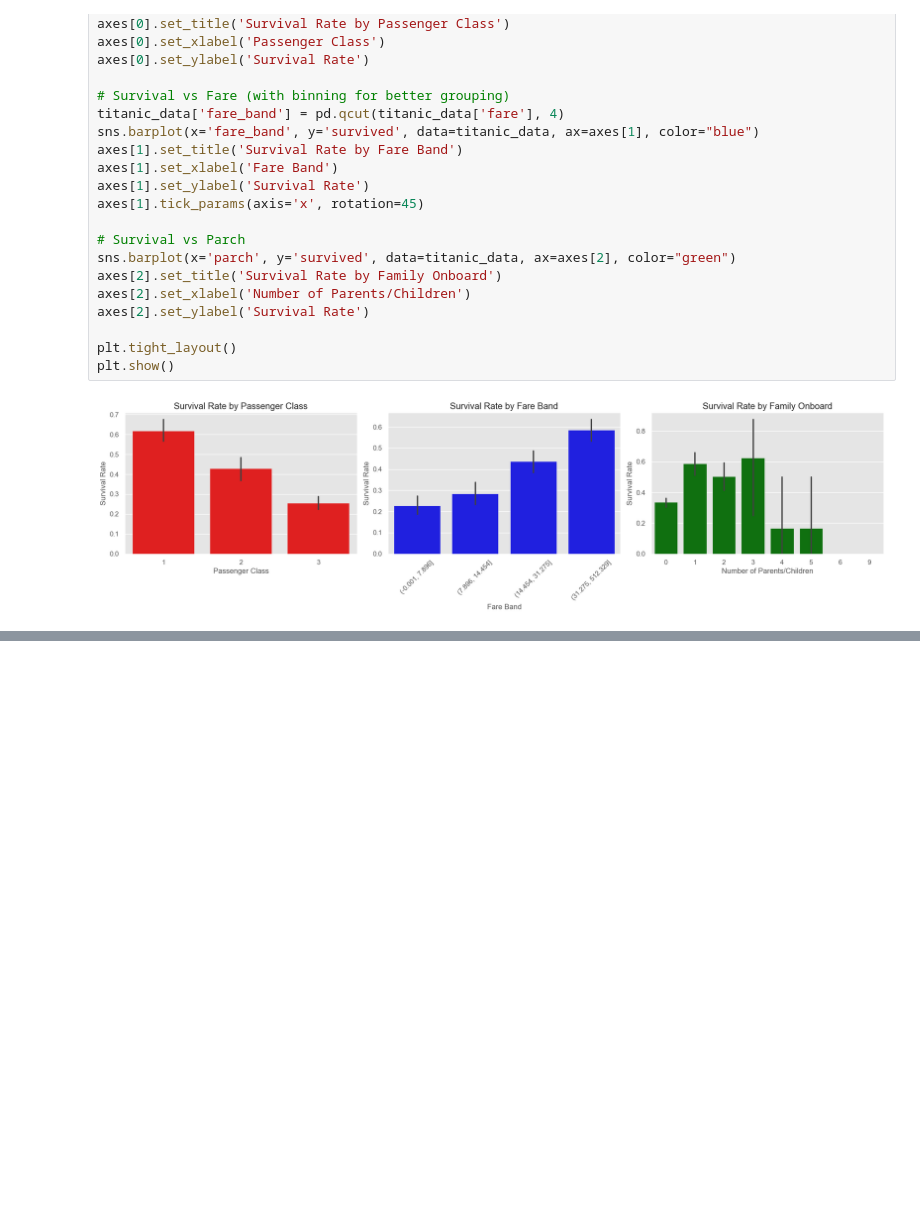
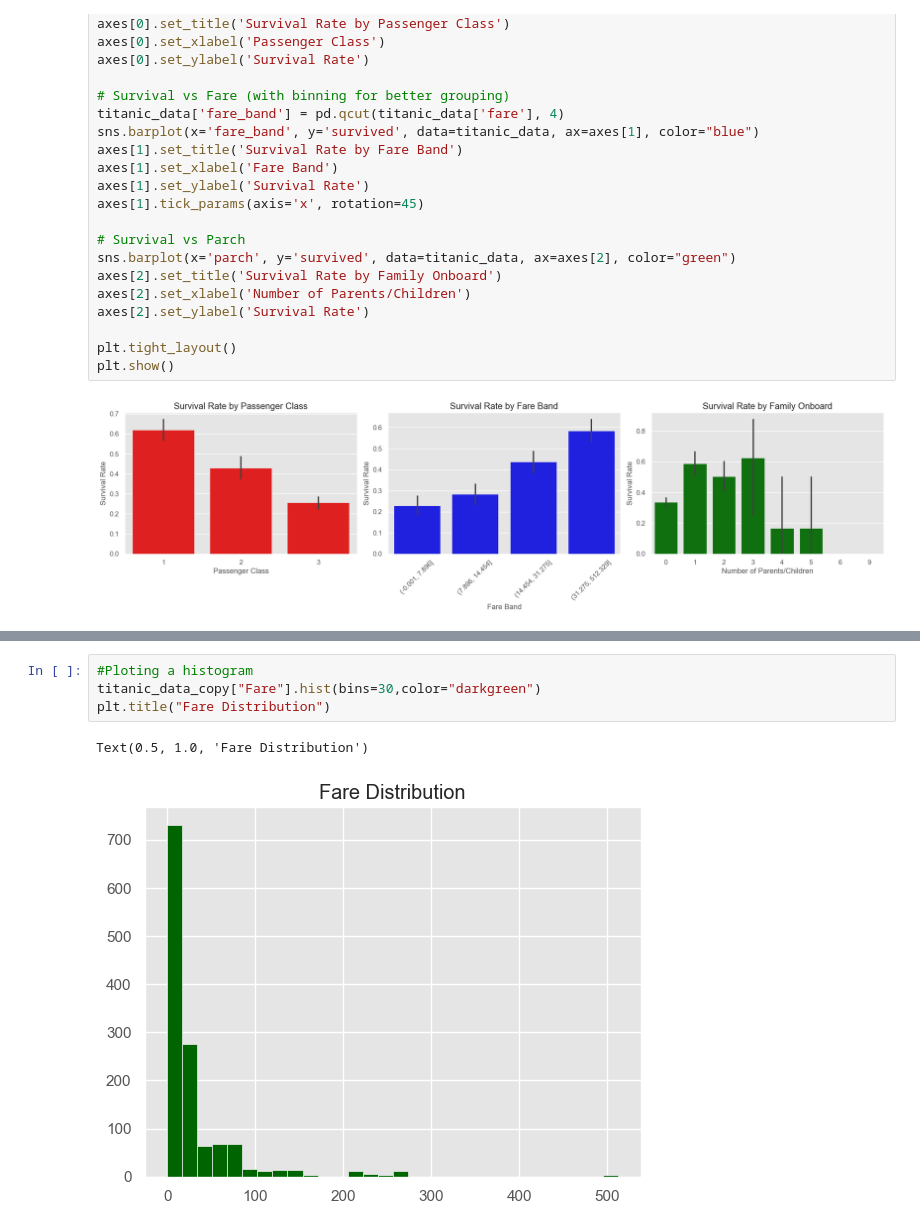
Before and after one commit to Joy-ne-r/CSAA-Python-for-Data-Science, a Jupyter notebook: notebooks/Data_wrangling.ipynb, the cells around one changed output, grey strips where cells are left out. Saved outputs shown, nothing was run; the diff lists cells and outputs as text; blank space fills up the shorter version.

```diff
--- a/notebooks/Data_wrangling.ipynb
+++ b/notebooks/Data_wrangling.ipynb
@@ -706,0 +844,7 @@ plt.show()
+# %%
+#Ploting a histogram
+titanic_data_copy["Fare"].hist(bins=30,color="darkgreen")
+plt.title("Fare Distribution")
+# %% [output]
+Text(0.5, 1.0, 'Fare Distribution')
+[figure, added]
```
Also changed, not shown: parts of 19 cells of this notebook.
